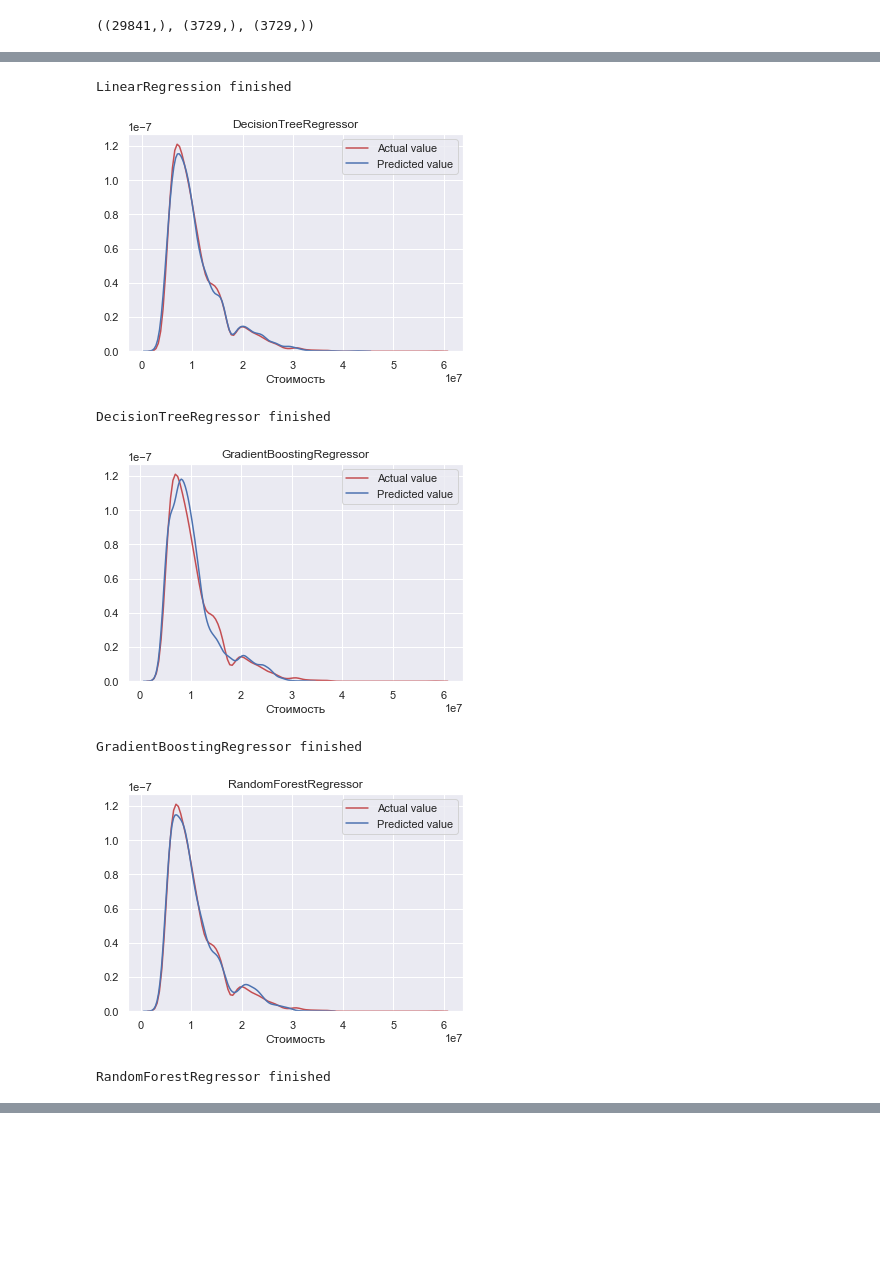
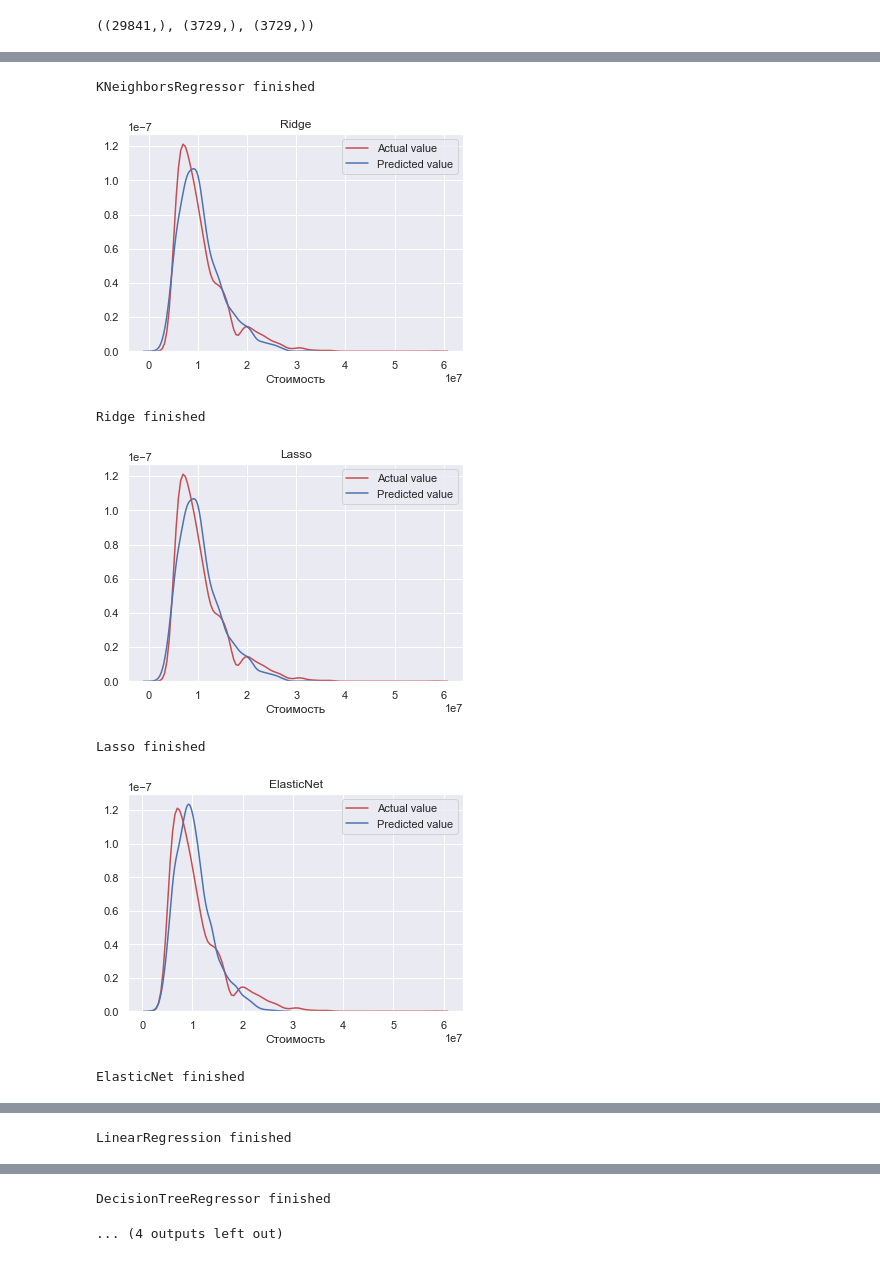
Before and after one commit to aleksanp/cian_prices, a Jupyter notebook: cian_prices.ipynb, the cells around one changed output, grey strips where cells are left out. Drawn from its saved outputs; the diff is of its cells as text; code cells hidden in the pictures; blank space fills up the shorter version.

```diff
--- a/cian_prices.ipynb
+++ b/cian_prices.ipynb
@@ -712,2 +724,2 @@ cian_data_filled.to_csv('cian_data_filled.csv')
 # %%
-cian_data_filled = pd.read_csv('cian_data_filled.csv')
+cian_data_filled = pd.read_csv('cian_data_filled.csv', index_col=0)
@@ -983,13 +1134,13 @@ x_test = x_test.drop(['Стоимость'], axis=1)
 # %%
 target_features = ['Название дома (ЖК)', 'ФИО продавца', 'Адрес', 'Регион Циан']
 
-target_enc = TargetEncoder(cols=target_features)
-target_enc.fit(x_train[target_features], y_train)
+target_encoder = TargetEncoder(cols=target_features)
+target_encoder.fit(x_train[target_features], y_train)
 
-te_cols_train = target_enc.transform(x_train[target_features])
-te_cols_valid = target_enc.transform(x_valid[target_features])
-te_cols_test = target_enc.transform(x_test[target_features])
+target_cols_train = target_encoder.transform(x_train[target_features])
+target_cols_valid = target_encoder.transform(x_valid[target_features])
+target_cols_test = target_encoder.transform(x_test[target_features])
 
-te_cols_train.head()
+target_cols_train.head()
 # %% [output]
 |  | Название дома (ЖК) | ФИО продавца | Адрес | Регион Циан |
@@ -1001,12 +1200,15 @@ te_cols_train.head()
 # %%
-x_train = x_train.drop(target_features, axis=1).join(te_cols_train)
-x_valid = x_valid.drop(target_features, axis=1).join(te_cols_valid)
-x_test = x_test.drop(target_features, axis=1).join(te_cols_test)
+# Join target encoded and drop original features
+
+x_train = x_train.drop(target_features, axis=1).join(target_cols_train)
+x_valid = x_valid.drop(target_features, axis=1).join(target_cols_valid)
+x_test = x_test.drop(target_features, axis=1).join(target_cols_test)
 # %%
-# Drop also the date time
-x_train = x_train.drop('Дата обновления', axis=1)
-x_valid = x_valid.drop('Дата обновления', axis=1)
-x_test = x_test.drop('Дата обновления', axis=1)
+# Join scaled and drop original features
+
+x_train = x_train.drop(scaled_features, axis=1).join(scaled_cols_train)
+x_valid = x_valid.drop(scaled_features, axis=1).join(scaled_cols_valid)
+x_test = x_test.drop(scaled_features, axis=1).join(scaled_cols_test)
 # %%
 x_train.shape, x_valid.shape, x_test.shape
 # %% [output]
@@ -1071,8 +1293,12 @@ def compare_models(x_train, y_train, x_test, y_test, models, parameters=None, sh
 # %%
-list_of_models = [LinearRegression, DecisionTreeRegressor,
-                  GradientBoostingRegressor, RandomForestRegressor]
+list_of_models = [
+    KNeighborsRegressor, Ridge, Lasso, ElasticNet, LinearRegression,
+    DecisionTreeRegressor, GradientBoostingRegressor, RandomForestRegressor
+]
 
-df_scores = compare_models(x_train, y_train,
-                           x_valid, y_valid,
-                           models=list_of_models)
+# df_scores = compare_models(x_train, y_train,
+#     x_valid, y_valid, models=list_of_models)
+
+df_scores = compare_models(x_train_scaled, y_train,
+    x_valid_scaled, y_valid, models=list_of_models)
 # %% [output]
@@ -1080,7 +1306,7 @@ df_scores = compare_models(x_train, y_train,
-LinearRegression finished
+KNeighborsRegressor finished
-[figure, old version]
+[figure, new version]
-DecisionTreeRegressor finished
+Ridge finished
-[figure, old version]
+[figure, new version]
-GradientBoostingRegressor finished
+Lasso finished
-[figure, old version]
+[figure, new version]
-RandomForestRegressor finished
+ElasticNet finished
@@ -1086,0 +1314 @@ RandomForestRegressor finished
+LinearRegression finished
@@ -1087,3 +1316,5 @@ RandomForestRegressor finished
+DecisionTreeRegressor finished
+... (4 outputs left out)
 # %%
 df_scores
 # %% [output]
```
Also changed, not shown: parts of 46 cells of this notebook.
